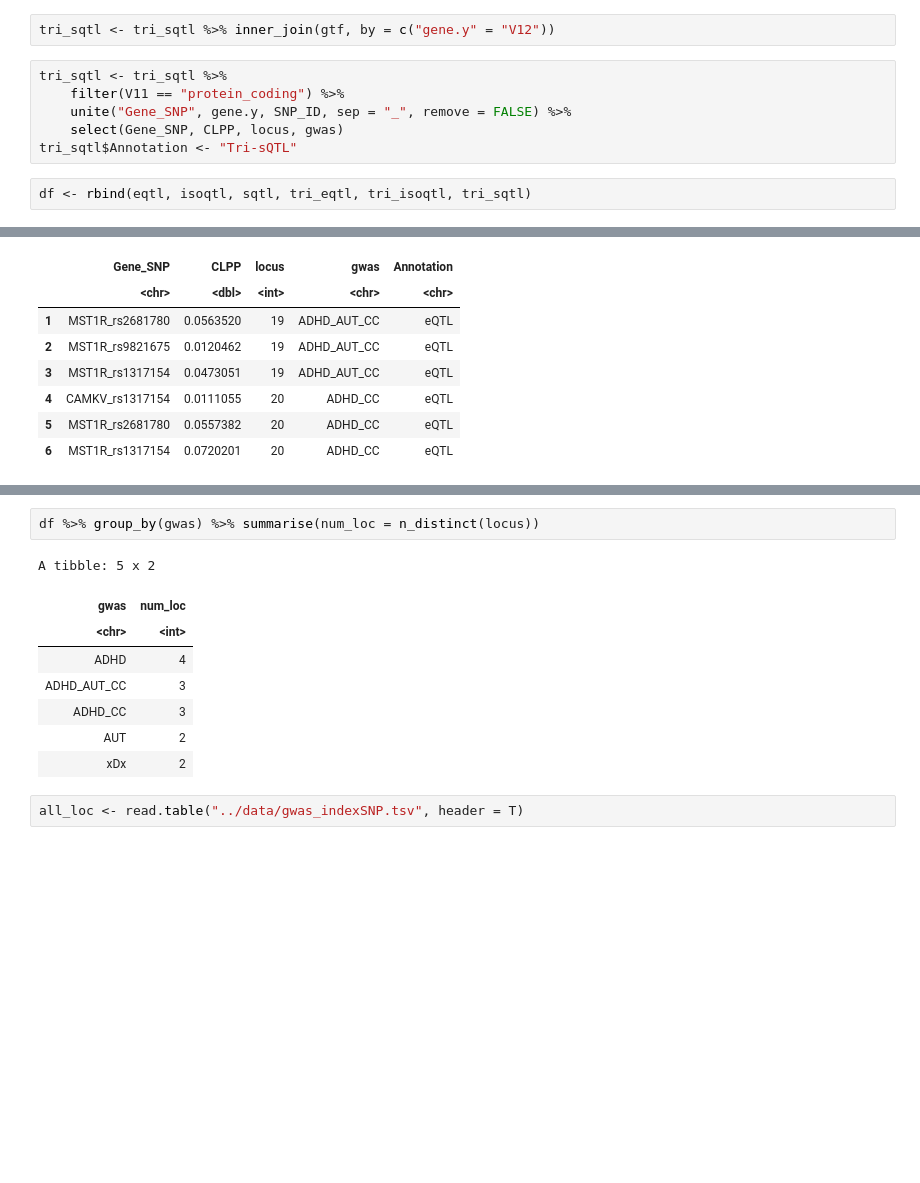
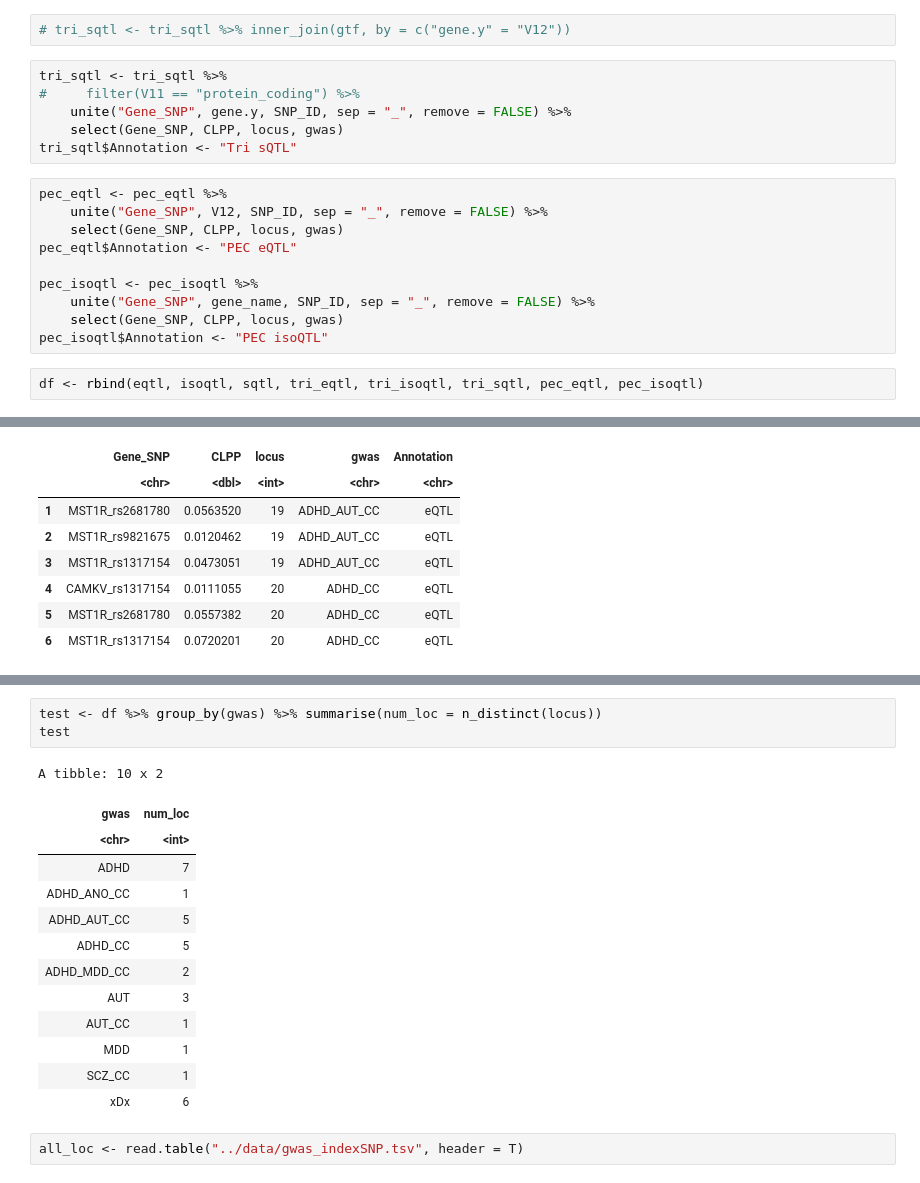
Before and after one commit to gandallab/ipsych_xGWAS_fetal_coloc, a Jupyter notebook: analysis.ipynb, the cells around one changed output, grey strips where cells are left out. Saved outputs shown, nothing was run; the diff lists cells and outputs as text; blank space fills up the shorter version.

```diff
--- a/analysis.ipynb
+++ b/analysis.ipynb
@@ -62,13 +65,23 @@ gtf <- fread("~/project-gandalm/isoform_twas/salmon/gencode.v33lift37.annotation
 # %%
-tri_sqtl <- tri_sqtl %>% inner_join(gtf, by = c("gene.y" = "V12"))
+# tri_sqtl <- tri_sqtl %>% inner_join(gtf, by = c("gene.y" = "V12"))
 # %%
 tri_sqtl <- tri_sqtl %>%
-    filter(V11 == "protein_coding") %>%
+#     filter(V11 == "protein_coding") %>%
     unite("Gene_SNP", gene.y, SNP_ID, sep = "_", remove = FALSE) %>%
     select(Gene_SNP, CLPP, locus, gwas)
-tri_sqtl$Annotation <- "Tri-sQTL"
+tri_sqtl$Annotation <- "Tri sQTL"
+# %%
+pec_eqtl <- pec_eqtl %>%
+    unite("Gene_SNP", V12, SNP_ID, sep = "_", remove = FALSE) %>%
+    select(Gene_SNP, CLPP, locus, gwas)
+pec_eqtl$Annotation <- "PEC eQTL"
+
+pec_isoqtl <- pec_isoqtl %>%
+    unite("Gene_SNP", gene_name, SNP_ID, sep = "_", remove = FALSE) %>%
+    select(Gene_SNP, CLPP, locus, gwas)
+pec_isoqtl$Annotation <- "PEC isoQTL"
 # %%
-df <- rbind(eqtl, isoqtl, sqtl, tri_eqtl, tri_isoqtl, tri_sqtl)
+df <- rbind(eqtl, isoqtl, sqtl, tri_eqtl, tri_isoqtl, tri_sqtl, pec_eqtl, pec_isoqtl)
 # %%
 dim(df)
 # %% [output]
@@ -93,14 +108,20 @@ table(df$gwas)
 # %%
-df %>% group_by(gwas) %>% summarise(num_loc = n_distinct(locus))
+test <- df %>% group_by(gwas) %>% summarise(num_loc = n_distinct(locus))
+test
 # %% [output]
-A tibble: 5 x 2
+A tibble: 10 x 2
 | gwas | num_loc |
 | <chr> | <int> |
-| ADHD | 4 |
-| ADHD_AUT_CC | 3 |
-| ADHD_CC | 3 |
-| AUT | 2 |
-| xDx | 2 |
+| ADHD | 7 |
+| ADHD_ANO_CC | 1 |
+| ADHD_AUT_CC | 5 |
+| ADHD_CC | 5 |
+| ADHD_MDD_CC | 2 |
+| AUT | 3 |
+| AUT_CC | 1 |
+| MDD | 1 |
+| SCZ_CC | 1 |
+| xDx | 6 |
 # %%
 all_loc <- read.table("../data/gwas_indexSNP.tsv", header = T)
 # %%
```
Also changed, not shown: parts of 21 cells of this notebook, 26 other files.
